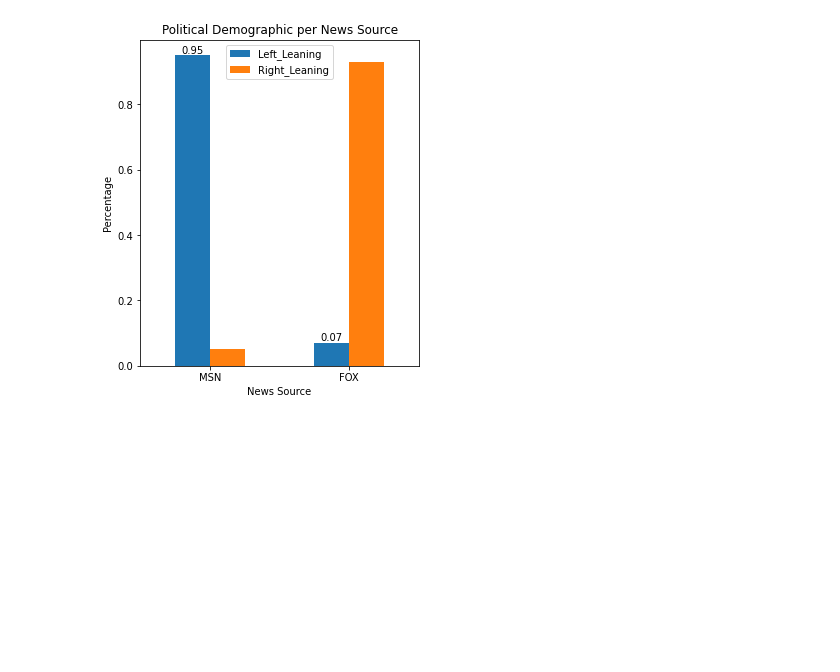
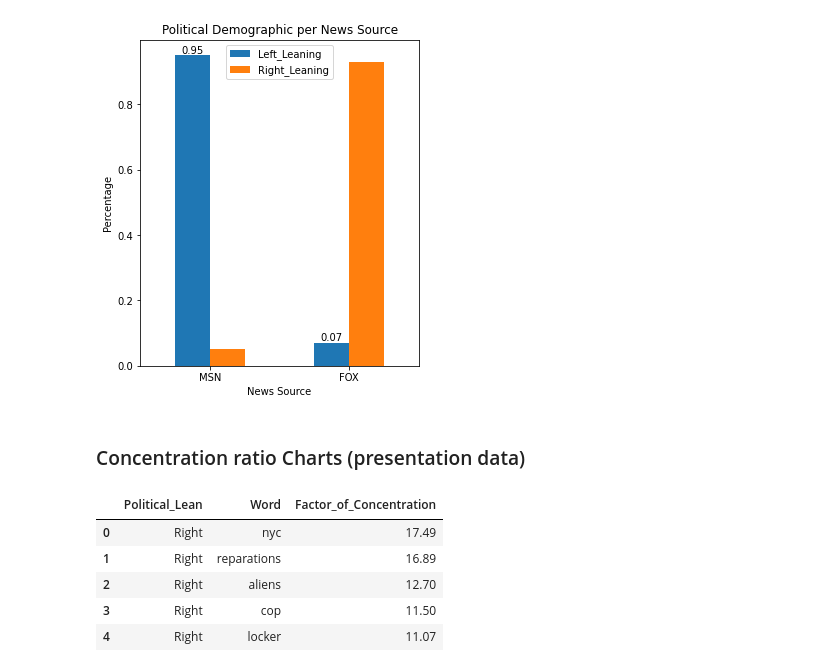
Before and after one commit to fausa/Bias_Detection_in_Journalism, a Jupyter notebook: deliverables/ADS509_FausA_PREPROCESS_EDA_MODELING.ipynb, the cells around one changed output. Drawn from its saved outputs; the diff is of its cells as text; code cells hidden in the pictures; blank space fills up the shorter version.

```diff
--- a/deliverables/ADS509_FausA_PREPROCESS_EDA_MODELING.ipynb
+++ b/deliverables/ADS509_FausA_PREPROCESS_EDA_MODELING.ipynb
@@ -1517,3 +1517,5 @@ ax2.bar_label(ax2.containers[0])
 # %% [output]
 [Text(0, 0, '0.95'), Text(0, 0, '0.07')]
 [figure]
+# %% [markdown]
+### Concentration ratio Charts (presentation data)
@@ -1519,0 +1535,9 @@ ax2.bar_label(ax2.containers[0])
+# %%
+Concentration_Ratios_df.head()
+# %% [output]
+|  | Political_Lean | Word | Factor_of_Concentration |
+| 0 | Right | nyc | 17.49 |
+| 1 | Right | reparations | 16.89 |
+| 2 | Right | aliens | 12.70 |
+| 3 | Right | cop | 11.50 |
+| 4 | Right | locker | 11.07 |
```
Also changed, not shown: parts of 4 cells of this notebook.
